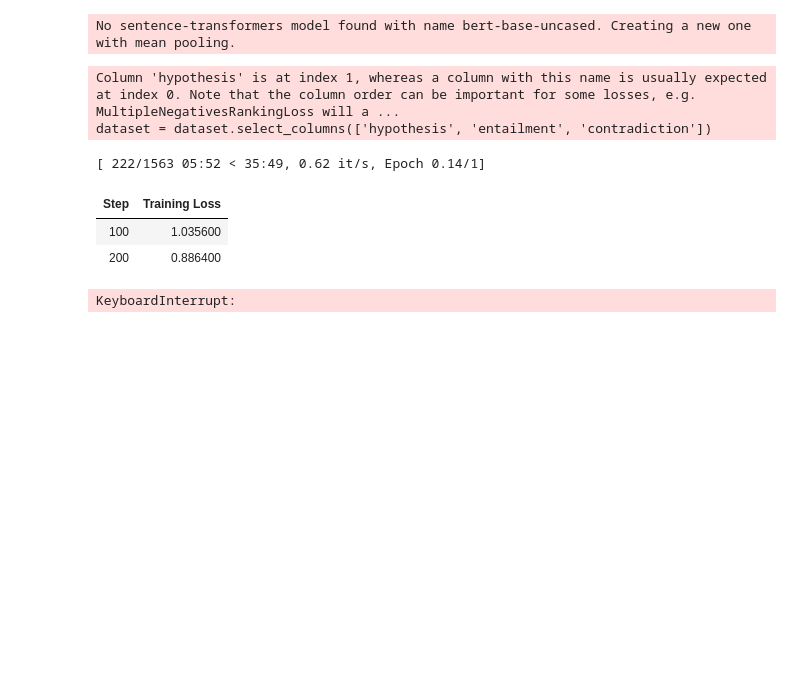
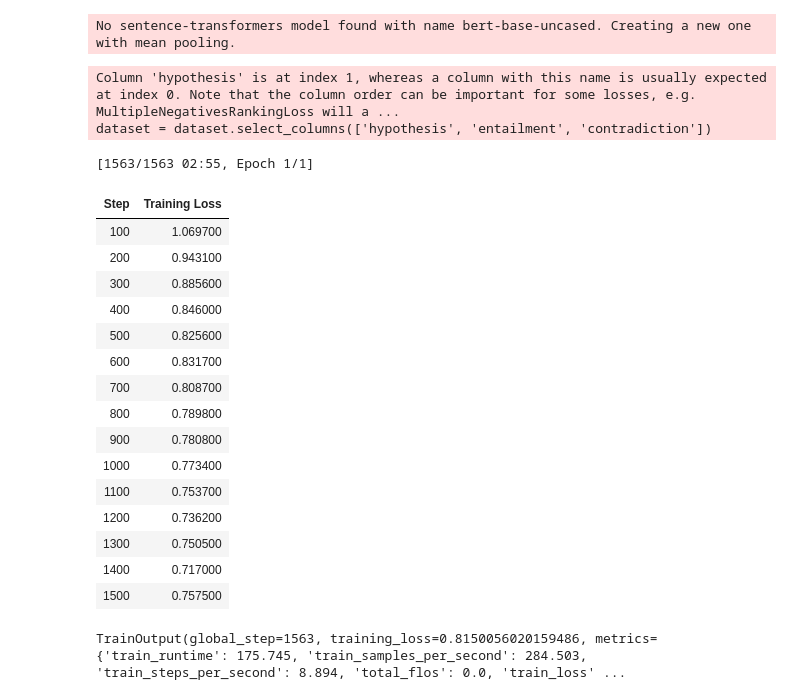
Before and after one commit to ParryingDagger/llm-hands-on, a Jupyter notebook: c10-build-embedding-model.ipynb, the cells around one changed output. Saved outputs shown, nothing was run; the diff lists cells and outputs as text; code cells hidden in the pictures; blank space fills up the shorter version.

```diff
--- a/c10-build-embedding-model.ipynb
+++ b/c10-build-embedding-model.ipynb
@@ -75,35 +93,48 @@ from sentence_transformers.training_args import SentenceTransformerTrainingArgum
 from sentence_transformers.trainer import SentenceTransformerTrainer
 import torch
 
 # 禁用mps， fp16 加速不能使用 mps
 # torch.cuda.is_available = lambda: False
 torch.backends.mps.is_available = lambda: False
 
 args = SentenceTransformerTrainingArguments(
-    output_dir='base_embedding_model',
+    output_dir='models/base_embedding_model',
     num_train_epochs=1,
     per_device_train_batch_size=32,
     per_device_eval_batch_size=32,
     warmup_steps=100,
     fp16=True,
     eval_steps=100,
     logging_steps=100,
 )
 
 trainer = SentenceTransformerTrainer(
     model=embedding_model,
     args=args,
     train_dataset=train_dataset,
     evaluator=evaluator,
     loss=train_loss,
 )
 
 trainer.train()
 # %% [output]
 Column 'hypothesis' is at index 1, whereas a column with this name is usually expected at index 0. Note that the column order can be important for some losses, e.g. MultipleNegativesRankingLoss will a ...
 dataset = dataset.select_columns(['hypothesis', 'entailment', 'contradiction'])
-[ 222/1563 05:52 < 35:49, 0.62 it/s, Epoch 0.14/1]
+[1563/1563 02:55, Epoch 1/1]
 | Step | Training Loss |
-| 100 | 1.035600 |
-| 200 | 0.886400 |
+| 100 | 1.069700 |
+| 200 | 0.943100 |
+| 300 | 0.885600 |
+| 400 | 0.846000 |
+| 500 | 0.825600 |
+| 600 | 0.831700 |
+| 700 | 0.808700 |
+| 800 | 0.789800 |
+| 900 | 0.780800 |
+| 1000 | 0.773400 |
+| 1100 | 0.753700 |
+| 1200 | 0.736200 |
+| 1300 | 0.750500 |
+| 1400 | 0.717000 |
+| 1500 | 0.757500 |
-KeyboardInterrupt:
+TrainOutput(global_step=1563, training_loss=0.8150056020159486, metrics={'train_runtime': 175.745, 'train_samples_per_second': 284.503, 'train_steps_per_second': 8.894, 'total_flos': 0.0, 'train_loss' ...
```
Also changed, not shown: parts of 10 cells of this notebook, 2 other files.
